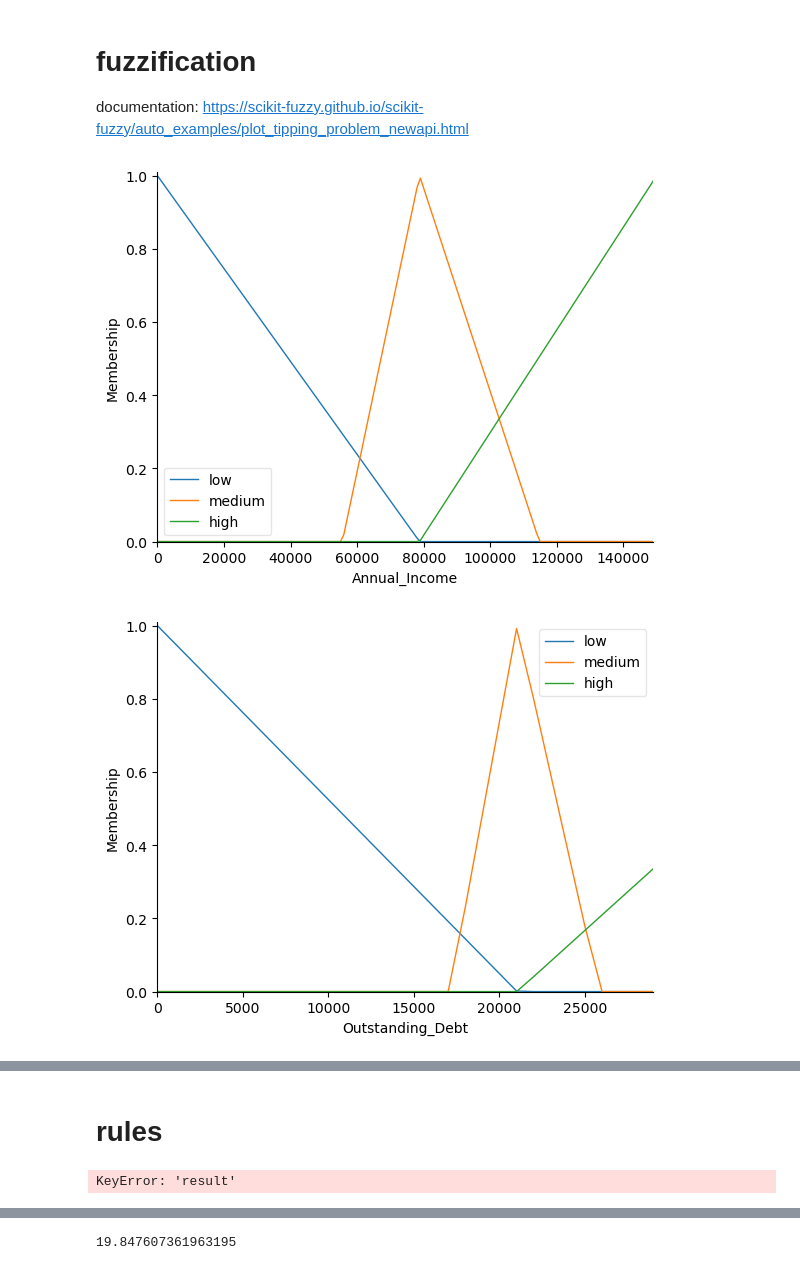
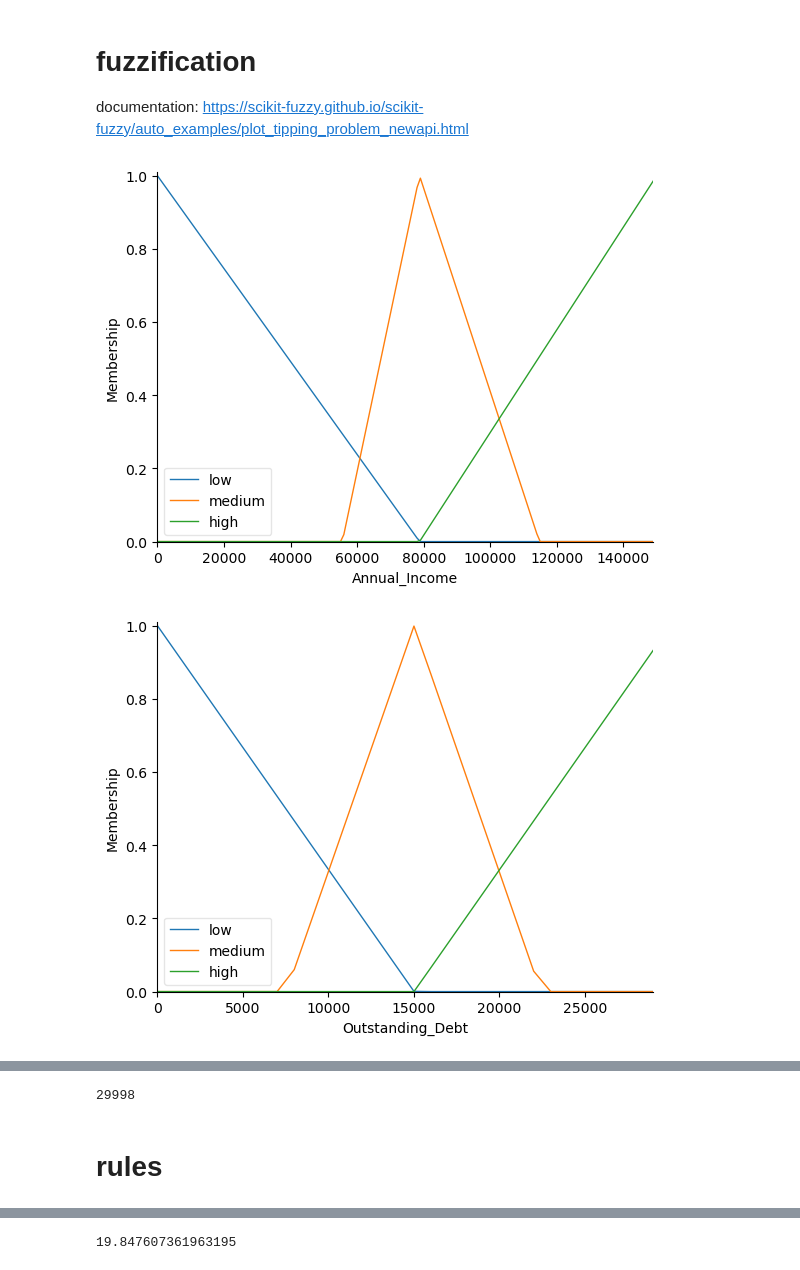
Before and after one commit to Harithelamin/ACIT4620-24H-G6, a Jupyter notebook: dataset_manager.ipynb, the cells around one changed output, grey strips where cells are left out. Drawn from its saved outputs; the diff is of its cells as text; code cells hidden in the pictures.

Commit message:
fix on outstanding dept

```diff
--- a/dataset_manager.ipynb
+++ b/dataset_manager.ipynb
@@ -99,68 +99,41 @@ def custom_fuzzification(antecedent, data, column_name):
 
     # Define triangular membership functions
     antecedent['low'] = fuzz.trimf(antecedent.universe, [0, 0, low_cutoff])
     antecedent['medium'] = fuzz.trimf(antecedent.universe, [medium_cutoff_start, medium_cutoff_middle, medium_cutoff_end])
     antecedent['high'] = fuzz.trimf(antecedent.universe, [medium_cutoff_middle, max_income_end, max_income_end])
 
 # Custom fuzzification function
 annual_income = ctrl.Antecedent(np.arange(0, max_income, 1000), 'Annual_Income')
 loan_amount_requested= ctrl.Antecedent(np.arange(0, max_loan, 1000), 'Loan_Amount_Requested')
 outstanding_debt = ctrl.Antecedent(np.arange(0, max_outstanding_debt, 1000), 'Outstanding_Debt')
 
 
 
 # maybe average later or not
 result = ctrl.Consequent(np.arange(0, max_loan+1, 1), 'result')
 result['low'] = fuzz.trimf(result.universe, [0, 0, max_loan/2])
 result['medium'] = fuzz.trimf(result.universe, [0, max_loan/2, max_loan])
 result['high'] = fuzz.trimf(result.universe, [max_loan/2, max_loan, max_loan])
 
 
 # Apply the custom fuzzification function
 custom_fuzzification(annual_income, df, "Annual_Income")
 custom_fuzzification(loan_amount_requested, df, "Loan_Amount_Requested")
-custom_fuzzification(outstanding_debt, df, "Loan_Amount_Requested")
+custom_fuzzification(outstanding_debt, df, "Outstanding_Debt")
 
 annual_income.view()
 outstanding_debt.view()
 loan_amount_requested.view()
 result.view()
 # %% [output]
 [figure]
-[figure, old version]
+[figure, new version]
 [figure]
 [figure]
+# %%
+max_outstanding_debt
+# %% [output]
+29998
 # %% [markdown]
 # rules
-# %%
-
-# Rule 1: Low income and low debt result in a low loan amount
-rule1 = ctrl.Rule(annual_income['low'] & outstanding_debt['low'], result['low'])
-
-# Rule 2: Medium income and low debt result in a medium loan amount
-rule2 = ctrl.Rule(annual_income['medium'] & outstanding_debt['low'], result['medium'])
-
-# Rule 3: High income and low debt result in a high loan amount
-rule3 = ctrl.Rule(annual_income['high'] & outstanding_debt['low'], result['high'])
-
-# Define the control system with all rules
-loan_ctrl = ctrl.ControlSystem([rule1, rule2, rule3])
-
-# Create a simulation instance
-loan = ctrl.ControlSystemSimulation(loan_ctrl)
-
-# Set inputs
-loan.input['Annual_Income'] = 80000
-loan.input['Outstanding_Debt'] = 210000
-
-# Compute the result
-loan.compute()
-
-# Output the result
-print("Result:", loan.output['result'])
-
-# Visualize the output
-result.view(sim=loan)
-# %% [output]
-KeyError: 'result'
 # %%
```
Also changed, not shown: parts of 2 cells of this notebook.
